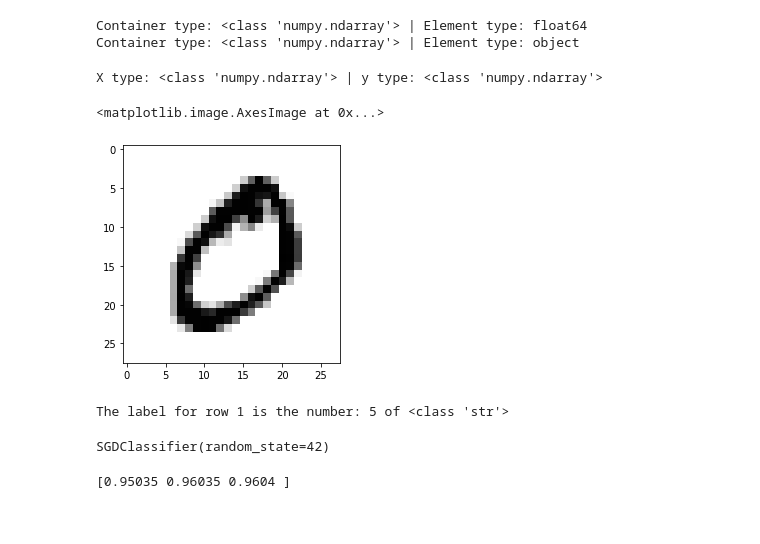
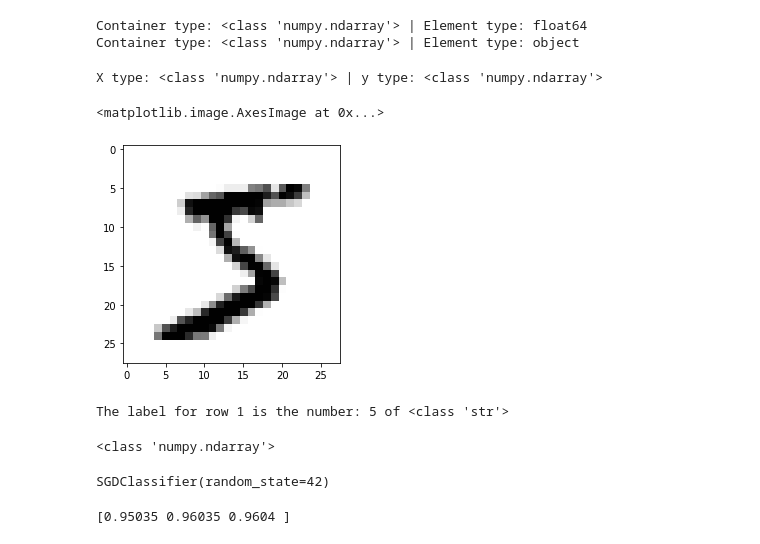
Before and after one commit to jfdev001/handson-ml, a Jupyter notebook: CH3/proj.ipynb, the cells around one changed output. Cells and saved outputs as stored; diff of their text form; code cells hidden in the pictures.

```diff
--- a/CH3/proj.ipynb
+++ b/CH3/proj.ipynb
@@ -37,13 +42,13 @@ Container type: <class 'numpy.ndarray'> | Element type: object
 # %%
 # Inspect
 print(f"X type: {type(X)} | y type: {type(y)}")
-first_record = X[1]  # Image
+first_record = X[0]  # Image
 some_digit_image = first_record.reshape(28, 28)  # pixel dims
 plt.imshow(some_digit_image, cmap='binary')
 # %% [output]
 X type: <class 'numpy.ndarray'> | y type: <class 'numpy.ndarray'>
 <matplotlib.image.AxesImage at 0x...>
-[figure, old version]
+[figure, new version]
 # %%
 # Label for above image
 print(f"The label for row 1 is the number: {y[0]} of {type(y[0])}")
@@ -56,12 +61,14 @@ bound = 60000
 X_train, X_test, y_train, y_test = X[ : bound], X[bound : ], y[ : bound], y[bound : ]
 # %%
 # BINARY CLASSIFIER FOR num 5
-y_train_5 = (y_train == 5)
+y_train_5 = (y_train == 5)  # Creates boolean array
+print(type(y_train_5))
 y_test_5 = (y_test == 5)
 sgd_clf = SGDClassifier(random_state=42)
 sgd_clf.fit(X_train, y_train_5)
 # %% [output]
-SGDClassifier(random_state=42)
+<class 'numpy.ndarray'>
+SGDClassifier(random_state=42)
 # %%
 # Get list of accuracies using k folds and SGD Classifier
 # scoring="accuracy" requires exact match of predicted label and actual label
```
Also changed, not shown: parts of 37 cells of this notebook, 3 other files.
